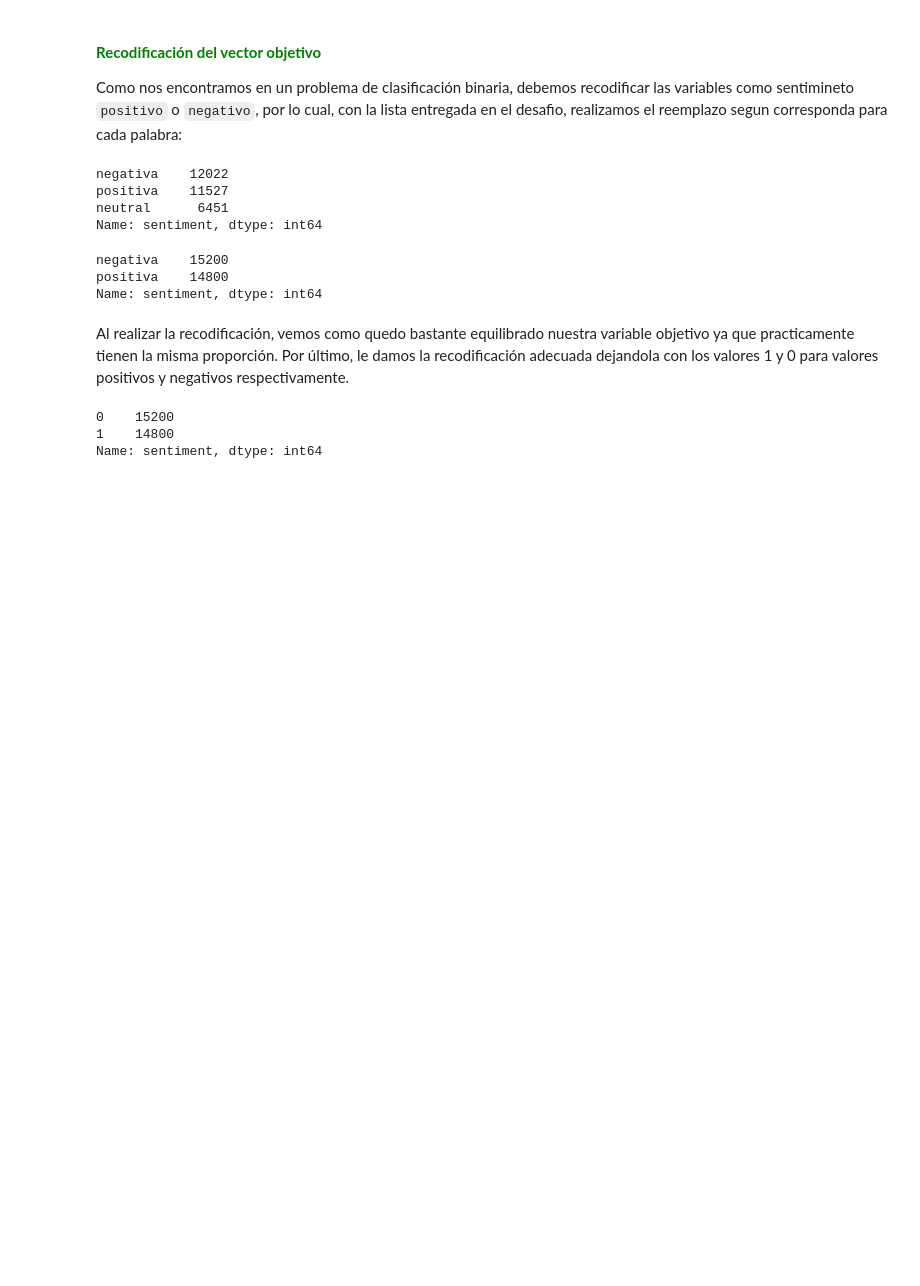
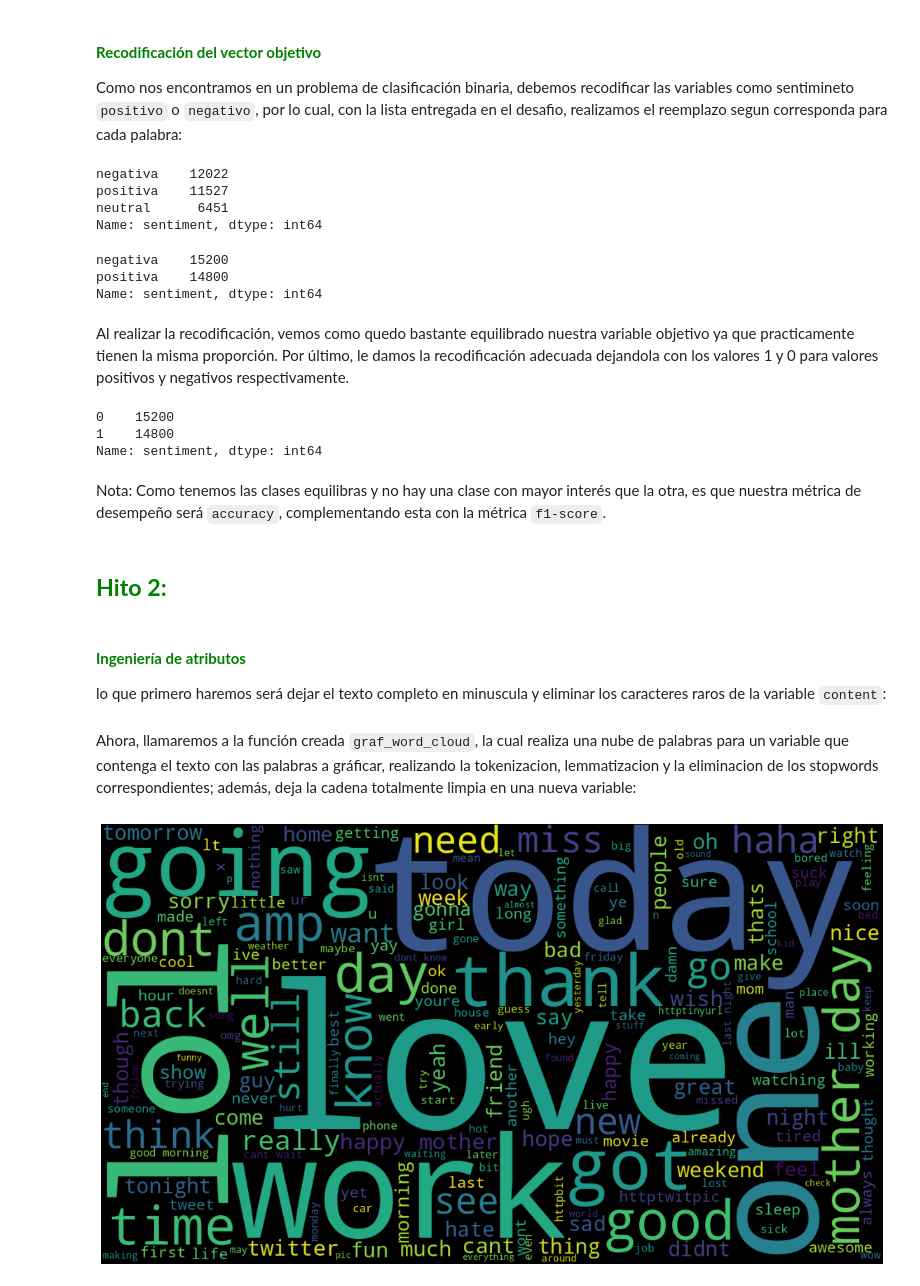
Before and after one commit to rodrigobarrazads/Desafio_Latam, a Jupyter notebook: Modulo3/Prueba/analisis_sentimiento.ipynb, the cells around one changed output. Drawn from its saved outputs; the diff is of its cells as text; code cells hidden in the pictures; blank space fills up the shorter version.

Commit message:
Prueba - Hito 2

```diff
--- a/Modulo3/Prueba/analisis_sentimiento.ipynb
+++ b/Modulo3/Prueba/analisis_sentimiento.ipynb
@@ -210,3 +236,24 @@ df['sentiment'].value_counts()
 0    15200
 1    14800
 Name: sentiment, dtype: int64
+# %% [markdown]
+Nota: Como tenemos las clases equilibras y no hay una clase con mayor interés que la otra, es que nuestra métrica de desempeño será `accuracy`, complementando esta con la métrica `f1-score`.
+# %% [markdown]
+## <font color='green'>**Hito 2:**</font>
+# %% [markdown]
+#### **<font color='green'>Ingeniería de atributos</font>**
+
+lo que primero haremos será dejar el texto completo en minuscula y eliminar los caracteres raros de la variable `content`:
+# %%
+# Convertimos todas las palabras en minuscula
+df['content_clean'] = df['content'].apply(lambda x: x.lower())
+
+# Remueve números y caracteres especiales
+df['content_clean'] = df['content_clean'].apply(lambda x: re.sub('[^a-zA-Z \n\.]', '', x))
+# %% [markdown]
+Ahora, llamaremos a la función creada `graf_word_cloud`, la cual realiza una nube de palabras para un variable que contenga el texto con las palabras a gráficar, realizando la tokenizacion, lemmatizacion y la eliminacion de los stopwords correspondientes; además, deja la cadena totalmente limpia en una nueva variable:
+# %%
+# Realizamos el grafico de las nubes de palabras
+graf_word_cloud(df, 'content_clean')
+# %% [output]
+[figure, added]
```
Also changed, not shown: parts of 35 cells of this notebook, 1 other file.
